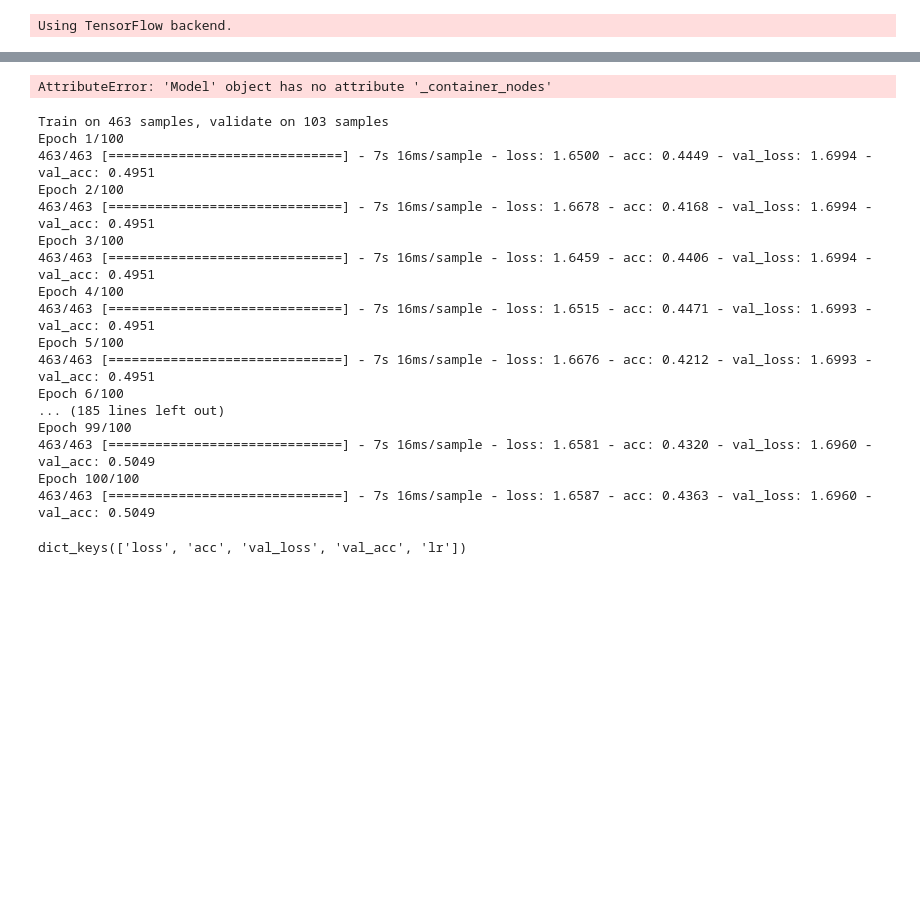
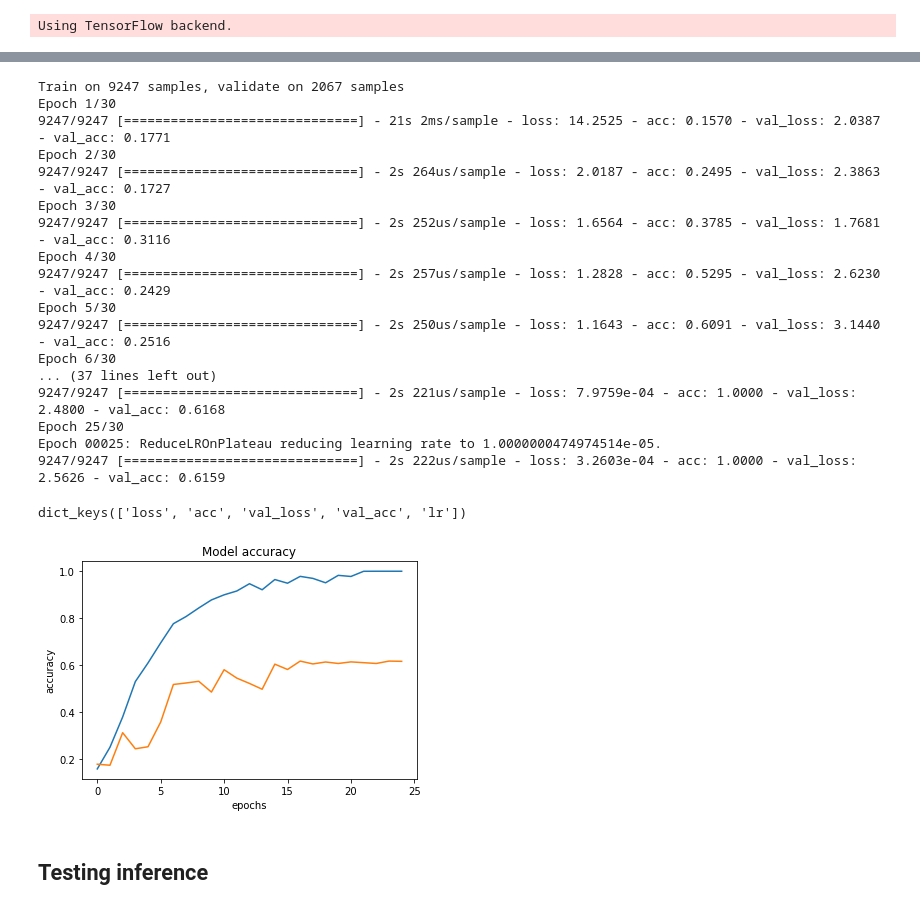
Before and after one commit to dbchango/re-id-project, a Jupyter notebook: tunner_sample.ipynb, the cells around one changed output, grey strips where cells are left out. Cells and saved outputs as stored; diff of their text form; code cells hidden in the pictures; blank space fills up the shorter version.

```diff
--- a/tunner_sample.ipynb
+++ b/tunner_sample.ipynb
@@ -16,13 +18,13 @@ Using TensorFlow backend.
 # %%
 from processing import load_csv_data, slice_labels
 
-train_path = 'Datasets/espe/lbp_histograms/train'
+train_path = 'Datasets/espe/lbp_histograms - copia/train'
 train_data = load_csv_data(train_path)
 
-test_path = 'Datasets/espe/lbp_histograms/test'
+test_path = 'Datasets/espe/lbp_histograms - copia/test'
 test_data = load_csv_data(test_path)
 
-validation_path = 'Datasets/espe/lbp_histograms/validation'
+validation_path = 'Datasets/espe/lbp_histograms - copia/validation'
 validation_data = load_csv_data(validation_path)
 
 # train_data.shape, test_data.shape, validation_data.shape
@@ -45,4 +51,9 @@ x_rgb_train.shape, x_slhtt_train.shape, x_train.shape
 # %%
-from utils.Models import proto_model, multi_input_model
-model = multi_input_model()
-model.compile(loss='categorical_crossentropy', optimizer='sgd', metrics=['accuracy'])
+from utils.Models import multi_input_model, lbp_histogram, lbp_image_classification
+import datetime
+loss_function = tf.keras.losses.CategoricalCrossentropy()
+
+optimization_function = tf.keras.optimizers.RMSprop(lr=1e-3)
+model = lbp_image_classification((40, 40, 1))
+
+model.compile(loss='categorical_crossentropy', optimizer=optimization_function, metrics=['acc'])
@@ -58,35 +60,42 @@ WARNING:tensorflow:Large dropout rate: 0.8 (>0.5). In TensorFlow 2.x, dropout()
-# %%
-from keras.utils.vis_utils import plot_model
-plot_model(model, to_file='multi_input_model.png', show_shapes=True, show_layer_names=True)
-# %% [output]
-AttributeError: 'Model' object has no attribute '_container_nodes'
 # %%
-stop_early = tf.keras.callbacks.EarlyStopping(monitor='val_loss', patience=18)
-reduce_lr = ReduceLROnPlateau(monitor='val_loss', factor=0.1, patience=4, verbose=1, min_delta=1e-4)
+stop_early = tf.keras.callbacks.EarlyStopping(monitor='val_acc', patience=8)
+reduce_lr = ReduceLROnPlateau(monitor='val_acc', factor=0.1, patience=4, verbose=1, min_delta=1e-2)
 callbacks_list = [stop_early, reduce_lr]
 # %%
-history = model.fit(x=[x_train, x_slhtt_train, x_rgb_train], y=y_train, batch_size=200, epochs=100, validation_data=[[x_val, x_slhtt_val, x_rgb_validation], y_val], callbacks=callbacks_list)
+history = model.fit(x=[x_rgb_train], y=y_train, batch_size=200, epochs=30, validation_data=[[x_rgb_validation], y_val], callbacks=callbacks_list)
 # %% [output]
-Train on 463 samples, validate on 103 samples
-Epoch 1/100
-463/463 [==============================] - 7s 16ms/sample - loss: 1.6500 - acc: 0.4449 - val_loss: 1.6994 - val_acc: 0.4951
-Epoch 2/100
-463/463 [==============================] - 7s 16ms/sample - loss: 1.6678 - acc: 0.4168 - val_loss: 1.6994 - val_acc: 0.4951
-Epoch 3/100
-463/463 [==============================] - 7s 16ms/sample - loss: 1.6459 - acc: 0.4406 - val_loss: 1.6994 - val_acc: 0.4951
-Epoch 4/100
-463/463 [==============================] - 7s 16ms/sample - loss: 1.6515 - acc: 0.4471 - val_loss: 1.6993 - val_acc: 0.4951
-Epoch 5/100
-463/463 [==============================] - 7s 16ms/sample - loss: 1.6676 - acc: 0.4212 - val_loss: 1.6993 - val_acc: 0.4951
-Epoch 6/100
-... (185 lines left out)
-Epoch 99/100
-463/463 [==============================] - 7s 16ms/sample - loss: 1.6581 - acc: 0.4320 - val_loss: 1.6960 - val_acc: 0.5049
-Epoch 100/100
-463/463 [==============================] - 7s 16ms/sample - loss: 1.6587 - acc: 0.4363 - val_loss: 1.6960 - val_acc: 0.5049
+Train on 9247 samples, validate on 2067 samples
+Epoch 1/30
+9247/9247 [==============================] - 21s 2ms/sample - loss: 14.2525 - acc: 0.1570 - val_loss: 2.0387 - val_acc: 0.1771
+Epoch 2/30
+9247/9247 [==============================] - 2s 264us/sample - loss: 2.0187 - acc: 0.2495 - val_loss: 2.3863 - val_acc: 0.1727
+Epoch 3/30
+9247/9247 [==============================] - 2s 252us/sample - loss: 1.6564 - acc: 0.3785 - val_loss: 1.7681 - val_acc: 0.3116
+Epoch 4/30
+9247/9247 [==============================] - 2s 257us/sample - loss: 1.2828 - acc: 0.5295 - val_loss: 2.6230 - val_acc: 0.2429
+Epoch 5/30
+9247/9247 [==============================] - 2s 250us/sample - loss: 1.1643 - acc: 0.6091 - val_loss: 3.1440 - val_acc: 0.2516
+Epoch 6/30
+... (37 lines left out)
+9247/9247 [==============================] - 2s 221us/sample - loss: 7.9759e-04 - acc: 1.0000 - val_loss: 2.4800 - val_acc: 0.6168
+Epoch 25/30
+Epoch 00025: ReduceLROnPlateau reducing learning rate to 1.0000000474974514e-05.
+9247/9247 [==============================] - 2s 222us/sample - loss: 3.2603e-04 - acc: 1.0000 - val_loss: 2.5626 - val_acc: 0.6159
 # %%
 import matplotlib.pyplot as plt
 # %%
 print(history.history.keys())
 # %% [output]
 dict_keys(['loss', 'acc', 'val_loss', 'val_acc', 'lr'])
+# %%
+import matplotlib.pyplot as plt
+plt.plot(history.history['acc'])
+plt.plot(history.history['val_acc'])
+plt.title('Model accuracy')
+plt.xlabel('epochs')
+plt.ylabel('accuracy')
+plt.savefig('acc_1.png')
+# %% [output]
+[figure, added]
+# %% [markdown]
+## Testing inference
```
Also changed, not shown: parts of 25 cells of this notebook, 8 other files.
